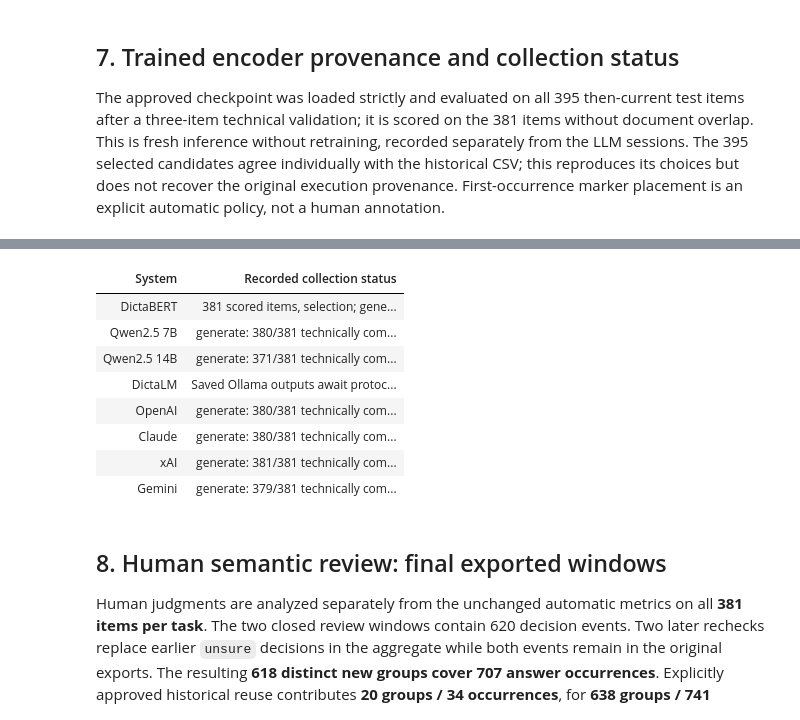
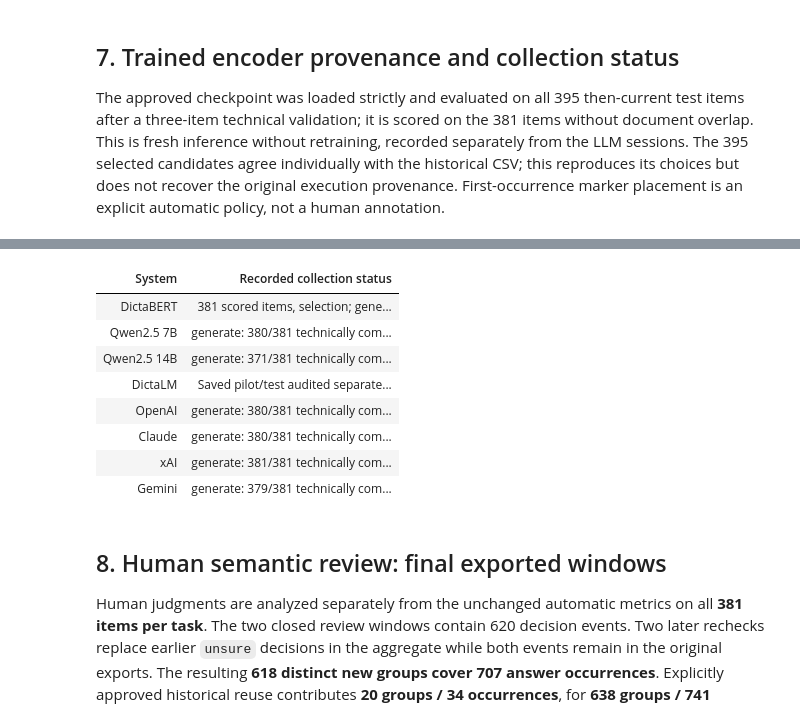
Before and after one commit to BenCarmel123/hebrew-acronym-disambiguation, a Jupyter notebook: notebooks/experimental_study.ipynb, the cells around one changed output, grey strips where cells are left out. Saved outputs shown, nothing was run; the diff lists cells and outputs as text; code cells hidden in the pictures.

```diff
--- a/notebooks/experimental_study.ipynb
+++ b/notebooks/experimental_study.ipynb
@@ -363,35 +365,35 @@ if RUN_SAVED_TEST_ANALYSIS:
         "revision": encoder_identity["code_revision"],
         "weights": encoder_identity["weights_sha256"],
         "target_policy": encoder_identity["target_policies"],
         "configuration": encoder_test["reconstruction"]["architecture"],
         "remaining_provenance_gaps": encoder_test["reconstruction"]["unknowns"],
     }], {"run": "Encoder test run", "revision": "Inference revision", "weights": "Checkpoint SHA-256",
          "target_policy": "Target policy", "configuration": "Architecture and encoding",
          "remaining_provenance_gaps": "Unresolved historical training provenance"})))
     status_rows = [{"system": "DictaBERT", "test": f"{encoder_test['metric']['n_items']} scored items, selection; generation not applicable"}]
     for name, label in (("qwen", "Qwen2.5 7B"), ("qwen14", "Qwen2.5 14B"), ("dictalm", "DictaLM"),
                         ("openai", "OpenAI"), ("anthropic", "Claude"),
                         ("xai", "xAI"), ("gemini", "Gemini")):
         groups = [r for r in test_comparison["metrics"] if r["system"] == name]
         pilots = [r for r in test_comparison["pilots"] if r["system"] == name]
         if groups:
             status = "; ".join(f"{r['task']}: {r['n_completed']}/{r['n_items']} technically complete" for r in groups)
         elif name == "dictalm":
-            status = "Saved Ollama outputs await protocol audit and review; excluded from this analysis"
+            status = "Saved pilot/test audited separately in section 8.3; pooling and human review pending"
         elif pilots:
             status = f"Latest pilot: {pilots[-1]['completed']}/20; no saved test run"
         else:
             status = "No collected pilot or test in this bundle"
         status_rows.append({"system": label, "test": status})
     display(HTML(result_table(status_rows, {"system": "System", "test": "Recorded collection status"})))
 # %% [output]
 | Encoder test run | Inference revision | Checkpoint SHA-256 | Target policy | Architecture and encoding | ... |
 | dictabert-test-20261009-f49c3b5 | f49c3b50f95b4ec022b35ba262a96a3a7... | 23bbff0324a7ce4d9d4a24a9ebfb87a4f... | {"legacy_first_occurrence_not_hum... | {"config": {"hidden_size": 768, "... | ... |
 | System | Recorded collection status |
 | DictaBERT | 381 scored items, selection; gene... |
 | Qwen2.5 7B | generate: 380/381 technically com... |
 | Qwen2.5 14B | generate: 371/381 technically com... |
-| DictaLM | Saved Ollama outputs await protoc... |
+| DictaLM | Saved pilot/test audited separate... |
 | OpenAI | generate: 380/381 technically com... |
 | Claude | generate: 380/381 technically com... |
 | xAI | generate: 381/381 technically com... |
```
Also changed, not shown: parts of 8 cells of this notebook, 13 other files.
